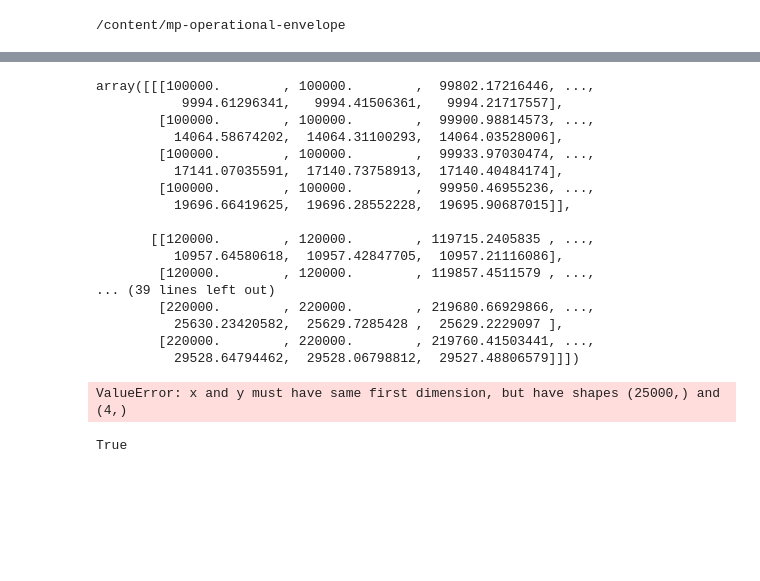
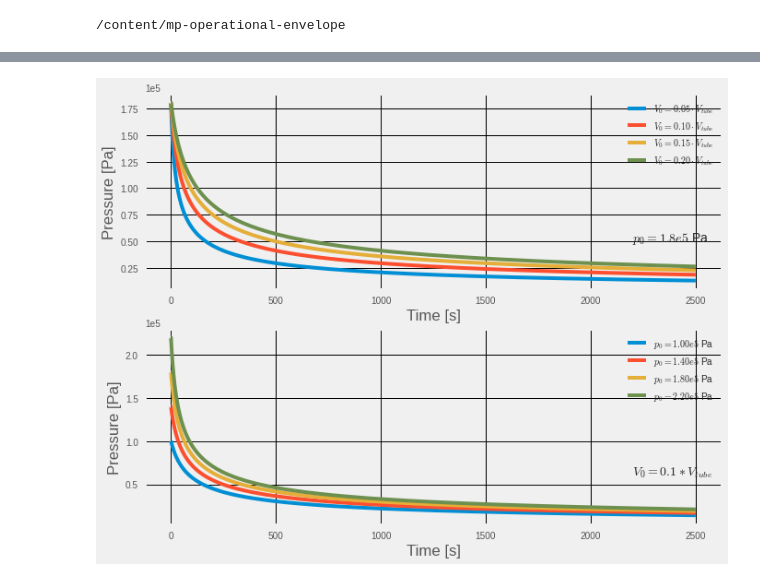
Before and after one commit to wdoppenberg/mp-operational-envelope, a Jupyter notebook: OperationalEnvelope.ipynb, the cells around one changed output, grey strips where cells are left out. Drawn from its saved outputs; the diff is of its cells as text; code cells hidden in the pictures; blank space fills up the shorter version.

```diff
--- a/OperationalEnvelope.ipynb
+++ b/OperationalEnvelope.ipynb
@@ -34,7 +34,7 @@ def p_t(V_0, p_0, m_exit_t, rho):
     """
     return (V_0 * p_0) / (V_0 + (m_exit_t/rho))
 # %%
-p_0 = np.arange(1., 2.2, 0.2)*1e5
+p_0 = np.arange(1., 2.2, 0.4)*1e5
 T_c0 = c.h_vap*c.T_vap0/(c.T_vap0*c.R_vap*np.log(c.p_vap0/p_0)+c.h_vap)
 m_0 = p_0*c.A_t*c.Gamma/(np.sqrt(c.R*T_c0))
 V_0 = np.arange(0.05, 0.2, 0.05)*c.V_tube
@@ -74,38 +64,25 @@ Wall time: 838 ms
-# %%
-p
-# %% [output]
-array([[[100000.        , 100000.        ,  99802.17216446, ...,
-           9994.61296341,   9994.41506361,   9994.21717557],
-        [100000.        , 100000.        ,  99900.98814573, ...,
-          14064.58674202,  14064.31100293,  14064.03528006],
-        [100000.        , 100000.        ,  99933.97030474, ...,
-          17141.07035591,  17140.73758913,  17140.40484174],
-        [100000.        , 100000.        ,  99950.46955236, ...,
-          19696.66419625,  19696.28552228,  19695.90687015]],
-
-       [[120000.        , 120000.        , 119715.2405835 , ...,
-          10957.64580618,  10957.42847705,  10957.21116086],
-        [120000.        , 120000.        , 119857.4511579 , ...,
-... (39 lines left out)
-        [220000.        , 220000.        , 219680.66929866, ...,
-          25630.23420582,  25629.7285428 ,  25629.2229097 ],
-        [220000.        , 220000.        , 219760.41503441, ...,
-          29528.64794462,  29528.06798812,  29527.48806579]]])
-# %%
-fig, ax = plt.subplots(1,1)
-
-for i in p:
-    ax.plot(c.t, i[:])
-
-ax.set_xlabel('Time [s]')
-ax.set_ylabel('Pressure [Pa]')
-ax.text(1800, 1.6e5, '$V_0 = 0.1*V_{tube}$')
-plt.ticklabel_format(axis="y", style="sci", scilimits=(0,0))
-ax.legend()
-ax.grid()
-# %% [output]
-ValueError: x and y must have same first dimension, but have shapes (25000,) and (4,)
-# %%
-np.allclose(p, p2)
-# %% [output]
-True
+# %%
+plt.style.use('fivethirtyeight')
+fig, ax = plt.subplots(2, 1, figsize=(10,8))
+
+for i, p_i in enumerate(p[2,:,:]):
+    ax[0].plot(c.t, p_i, label=f'$V_0 = {V_0[0,i]/c.V_tube:.2f}\cdot V_{{tube}}$')
+
+ax[0].set_xlabel('Time [s]')
+ax[0].set_ylabel('Pressure [Pa]')
+ax[0].text(2200, 0.5e5, f'$p_0 = {p[2,0,0]/1e5:.1f}e5$ Pa')
+ax[0].ticklabel_format(axis="y", style="sci", scilimits=(0,0))
+ax[0].legend()
+ax[0].grid(color='k')
+
+for i, p_i in enumerate(p[:,1,:]):
+    ax[1].plot(c.t, p_i, label=f'$p_0 = {p[i,0,0]/1e5:.2f}e5$ Pa')
+
+ax[1].set_xlabel('Time [s]')
+ax[1].set_ylabel('Pressure [Pa]')
+ax[1].text(2200, 0.6e5, f'$V_0 = {V_0[1,1]/c.V_tube}*V_{{tube}}$')
+ax[1].ticklabel_format(axis="y", style="sci", scilimits=(0,0))
+ax[1].legend()
+ax[1].grid(color='k')
+# %% [output]
+[figure, added]
```
Also changed, not shown: parts of 3 cells of this notebook.
